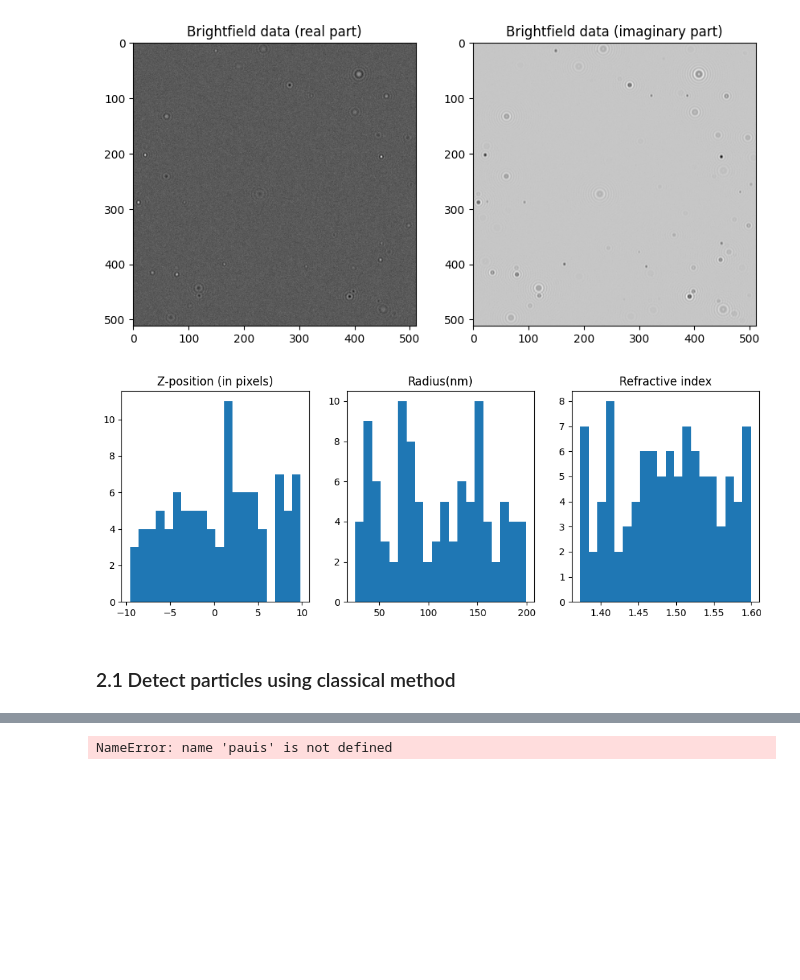
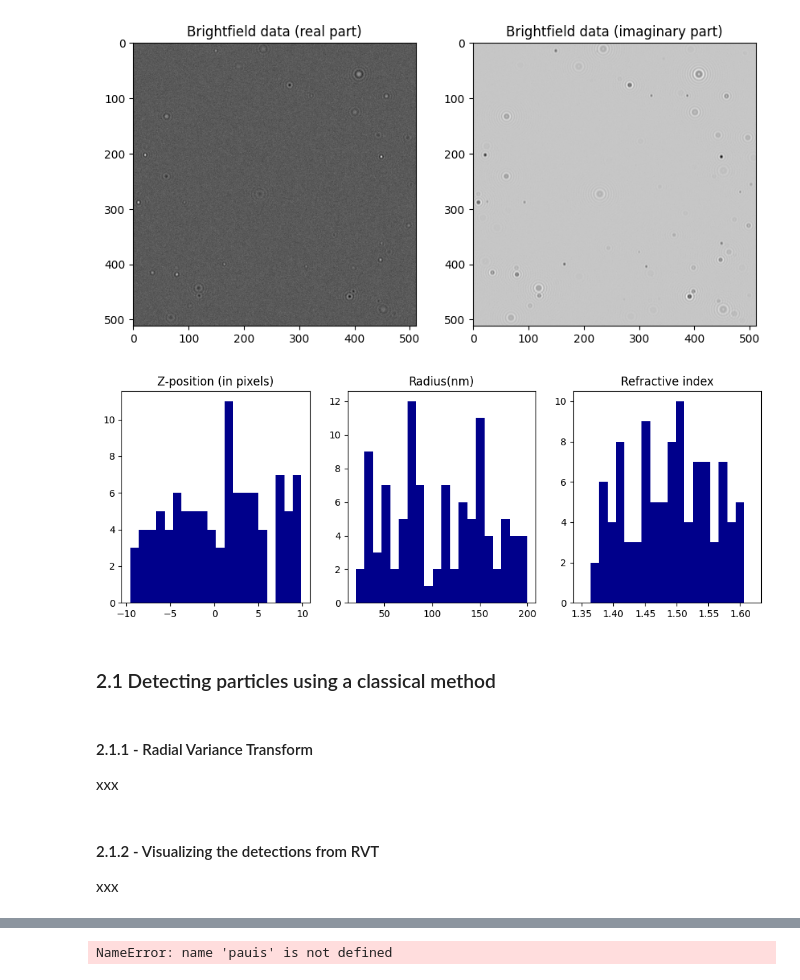
Before and after one commit to softmatterlab/OpticalCharacterizationNanoparticles, a Jupyter notebook: example_analysis/Brightfield_analysis.ipynb, the cells around one changed output, grey strips where cells are left out. Drawn from its saved outputs; the diff is of its cells as text; code cells hidden in the pictures; blank space fills up the shorter version.

```diff
--- a/example_analysis/Brightfield_analysis.ipynb
+++ b/example_analysis/Brightfield_analysis.ipynb
@@ -34,20 +37,23 @@ plt.show()
 # %%
 #Subplot of the distribution of the labels
 plt.figure(figsize=(12,4))
 plt.subplot(131)
-plt.hist(labels[:,2], bins=20)
+plt.hist(labels[:,2], bins=20, color = 'darkblue')
 plt.title("Z-position (in pixels)")
 plt.subplot(132)
-plt.hist(labels[:,3]*1e9, bins=20)
+plt.hist(labels[:,3]*1e9, bins=20, color = 'darkblue', range=(20, 200))
 plt.title("Radius(nm)")
 plt.subplot(133)
-plt.hist(labels[:,4], bins=20)
+plt.hist(labels[:,4], bins=20, color = 'darkblue', range=(1.35, 1.62))
 plt.title("Refractive index")
 plt.show()
 # %% [output]
-[figure, old version]
+[figure, new version]
 # %% [markdown]
-### 2.1 Detect particles using classical method
+### 2.1 Detecting particles using a classical method
+# %% [markdown]
+#### 2.1.1 - Radial Variance Transform
+xxx
 # %%
 import rvt # We import the radial variance method. Cite xxx
 import skimage
@@ -69,3 +85,6 @@ detections = np.array(detections)
+# %% [markdown]
+#### 2.1.2 - Visualizing the detections from RVT
+xxx
 # %%
 plt.figure(figsize=(6,6))
 plt.imshow(data[...,1], cmap="gray")
```
Also changed, not shown: parts of 25 cells of this notebook, 1 other file.
